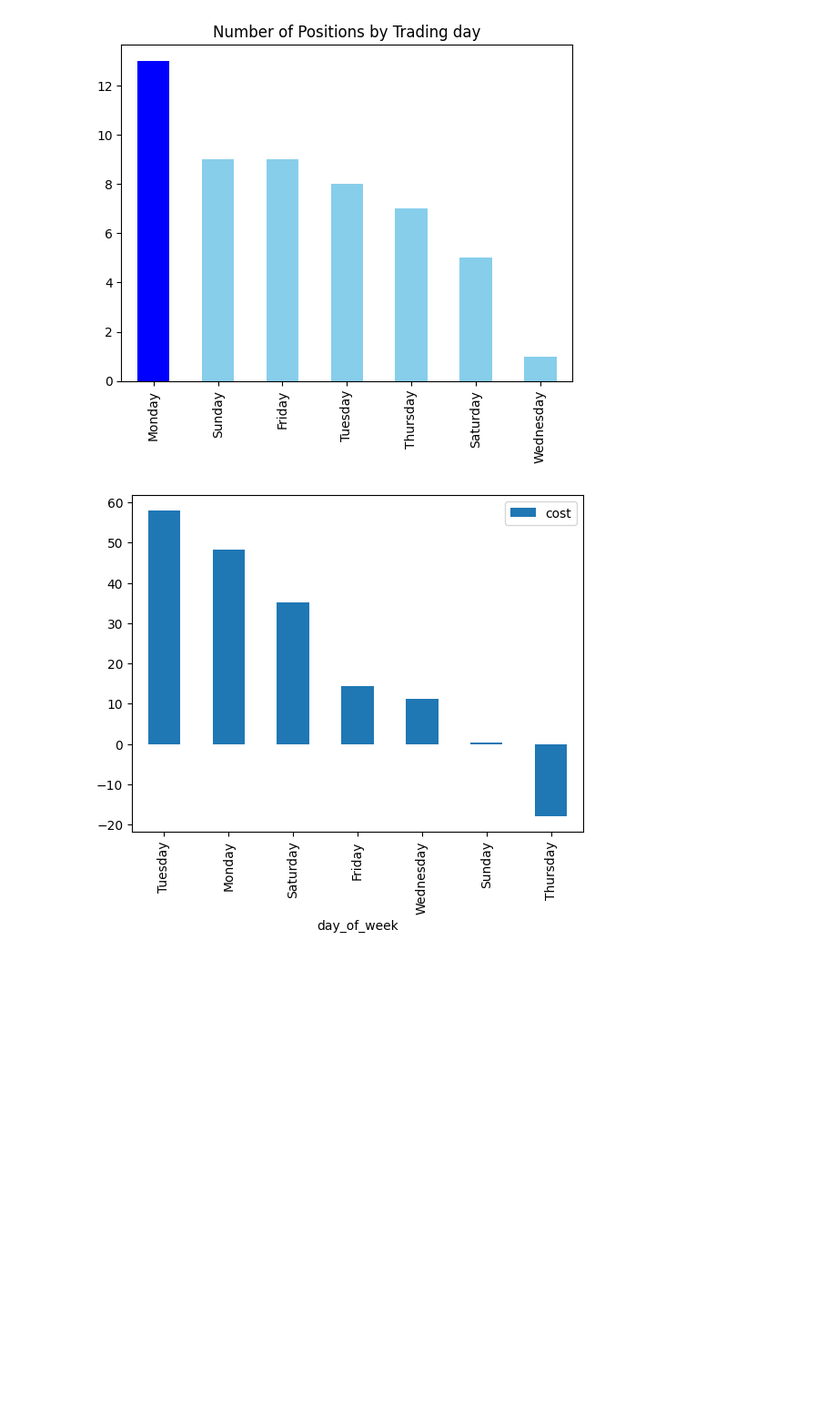
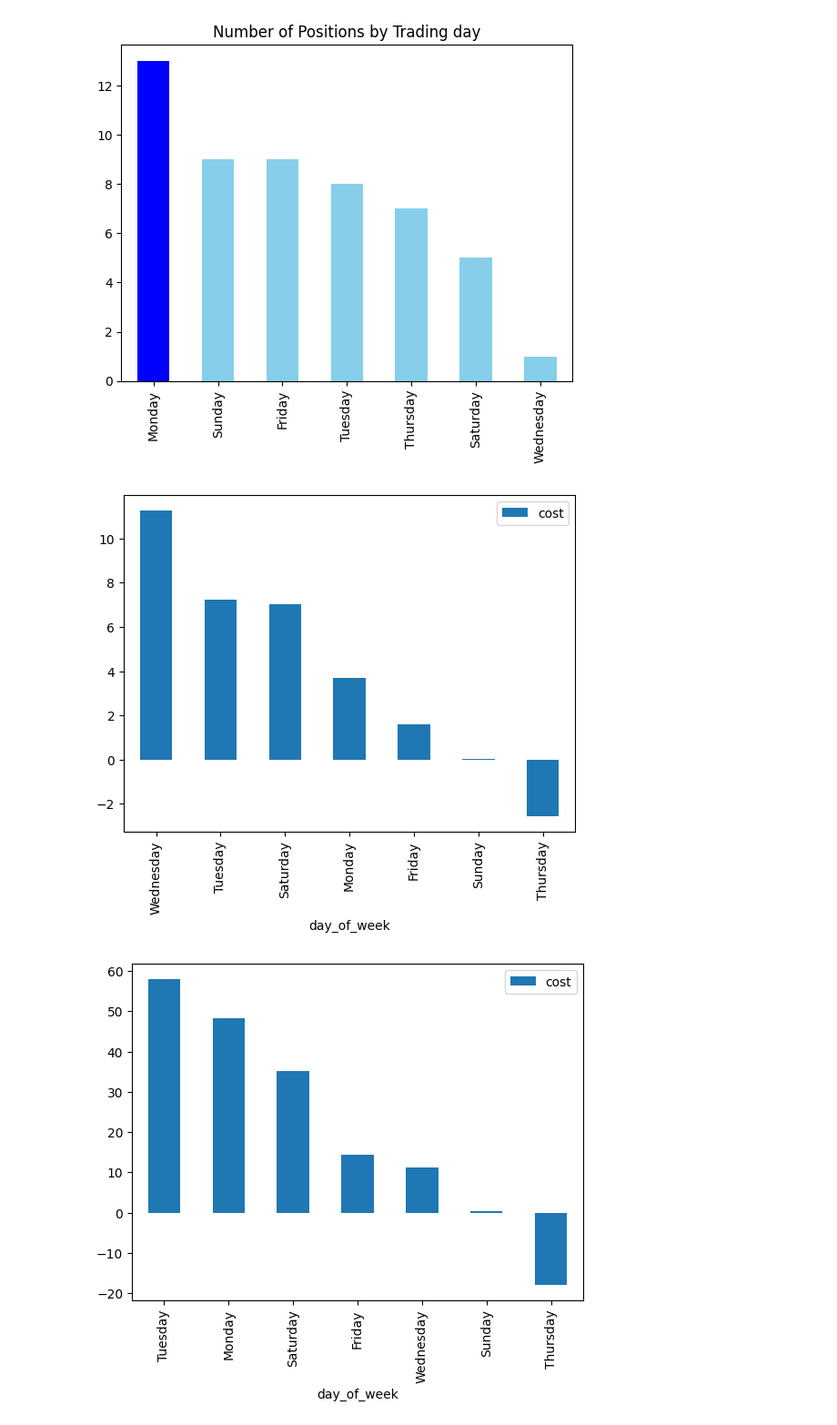
Before and after one commit to ToluPaul/forex, a Jupyter notebook: forex_pred.ipynb, the cells around one changed output. Shown at 91% size. Saved outputs shown, nothing was run; the diff lists cells and outputs as text; code cells hidden in the pictures; blank space fills up the shorter version.

```diff
--- a/forex_pred.ipynb
+++ b/forex_pred.ipynb
@@ -104,6 +102,6 @@ day_of_week            object
 dtype: object
 # %%
-vix['day_of_week'] =  vix["Date"].apply(lambda x: datetime.strftime(x, '%A'))
+vix['day_of_week'] =  vix["Date"].apply(lambda x: dt.strftime(x, '%A'))
 vix.head()
 # %% [output]
 |  | Pair | Action | Outcome | cost | Date | EntryPrice | Sl | Tp | Time | Exittime | RRR | ... |
@@ -118,6 +116,11 @@ plt.title('Number of Positions by Trading day')
 plt.show()
 # %% [output]
 [figure]
+# %%
+vix[['day_of_week', 'cost']].groupby(['day_of_week']).agg('mean').sort_values('cost', ascending=False).plot(kind = 'bar')
+plt.show()
+# %% [output]
+[figure, added]
 # %%
 vix[['day_of_week', 'cost']].groupby(['day_of_week']).agg('sum').sort_values('cost', ascending=False).plot(kind = 'bar')
 plt.show()
```
Also changed, not shown: parts of 7 cells of this notebook.
